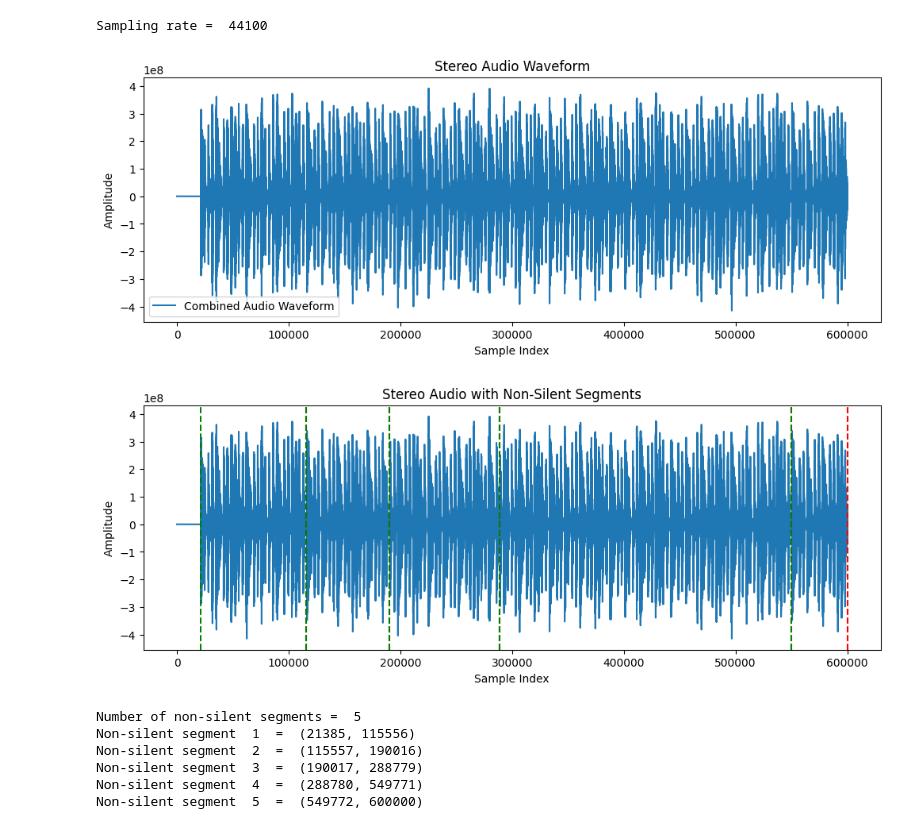
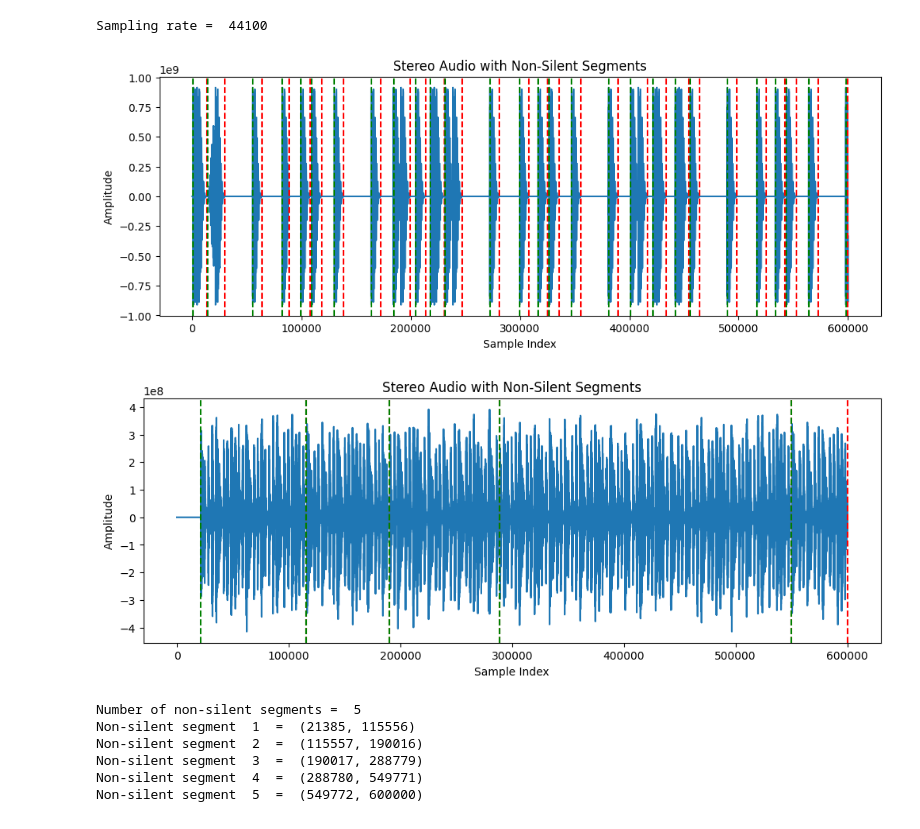
Before and after one commit to gunhee-c/Multitrack-Compress, a Jupyter notebook: sandbox.ipynb, the cells around one changed output. Cells and saved outputs as stored; diff of their text form; code cells hidden in the pictures.

```diff
--- a/sandbox.ipynb
+++ b/sandbox.ipynb
@@ -8,26 +8,17 @@ from scipy.io import wavfile
 import IPython.display as ipd
 # %%
 filepath = 'C:\\Users\\chorj\\Downloads\\WavFiles'
-#input_file = filepath + '\\Hercules_dry_Drums_Kick.wav'
-input_file = filepath + '\\Hercules_dry_Drums_Loop.wav'
+input_file1 = filepath + '\\Hercules_dry_Drums_Kick.wav'
+input_file2 = filepath + '\\Hercules_dry_Drums_Loop.wav'
 
 # Read the wav file
-samplerate, data = wavfile.read(input_file)
-
+samplerate1, data1 = wavfile.read(input_file1)
+samplerate2, data2 = wavfile.read(input_file2)
 print('Sampling rate = ', samplerate)
 # %% [output]
 Sampling rate =  44100
 # %%
 #200000~400000 부분의 샘플만을 가져옵니다
-sample = data[250000:850000]
+sample1 = data1[250000:850000]
+sample2 = data2[250000:850000]
 #sample = data[1000000:1500000] : for consecutive data
-# %%
-plt.figure(figsize=(12, 4))
-plt.plot(np.mean(sample, axis=1), label="Combined Audio Waveform")
-plt.title("Stereo Audio Waveform")
-plt.xlabel("Sample Index")
-plt.ylabel("Amplitude")
-plt.legend()
-plt.show()
-# %% [output]
-[figure, removed]
@@ -45,49 +71,39 @@ def find_non_silent_segments(data, samplerate, silence_threshold, min_duration=0
     combined_data = np.mean(data, axis=1)
 
     # Initialize variables
     segments = []
     start_index = None
 
     # Iterate over the combined audio data
     for i, sample in enumerate(combined_data):
         if abs(sample) > silence_threshold:
             if start_index is None:
                 start_index = i
         else:
             if start_index is not None and i - start_index > min_segment_length:
                 segments.append((start_index, i))
                 start_index = None
 
     # Check for the last segment
     if start_index is not None and len(combined_data) - start_index > min_segment_length:
         segments.append((start_index, len(combined_data)))
 
     return segments
 
 # Load the audio file
 #data, samplerate = sf.read('yourfile.wav')
 
 # Define the silence threshold
 silence_threshold = 0.001  # Adjust this based on your audio
 
 # Find non-silent segments
-non_silent_segments = find_non_silent_segments(sample, samplerate, silence_threshold)
-
-# Print and visualize segments
-plt.figure(figsize=(12, 4))
-plt.plot(np.mean(sample, axis=1), label="Combined Audio Waveform")
-for start, end in non_silent_segments:
-    plt.axvline(x=start, color='green', linestyle='--', label="Segment Start")
-    plt.axvline(x=end, color='red', linestyle='--', label="Segment End")
-    #print(f"Non-silent segment: Start = {start}, End = {end}")
-
-plt.title("Stereo Audio with Non-Silent Segments")
-plt.xlabel("Sample Index")
-plt.ylabel("Amplitude")
-#plt.legend()
-plt.show()
+non_silent_segments1 = find_non_silent_segments(sample1, samplerate1, silence_threshold)
+non_silent_segments2 = find_non_silent_segments(sample2, samplerate2, silence_threshold)
+plot_waveform_withBounds(sample1, non_silent_segments1)
+plot_waveform_withBounds(sample2, non_silent_segments2)
 # %% [output]
-[figure, old version]
+[figure, new version]
+[figure, added]
 # %%
 print('Number of non-silent segments = ', len(non_silent_segments))
 for i in range(len(non_silent_segments)):
```
Also changed, not shown: parts of 2 cells of this notebook.
